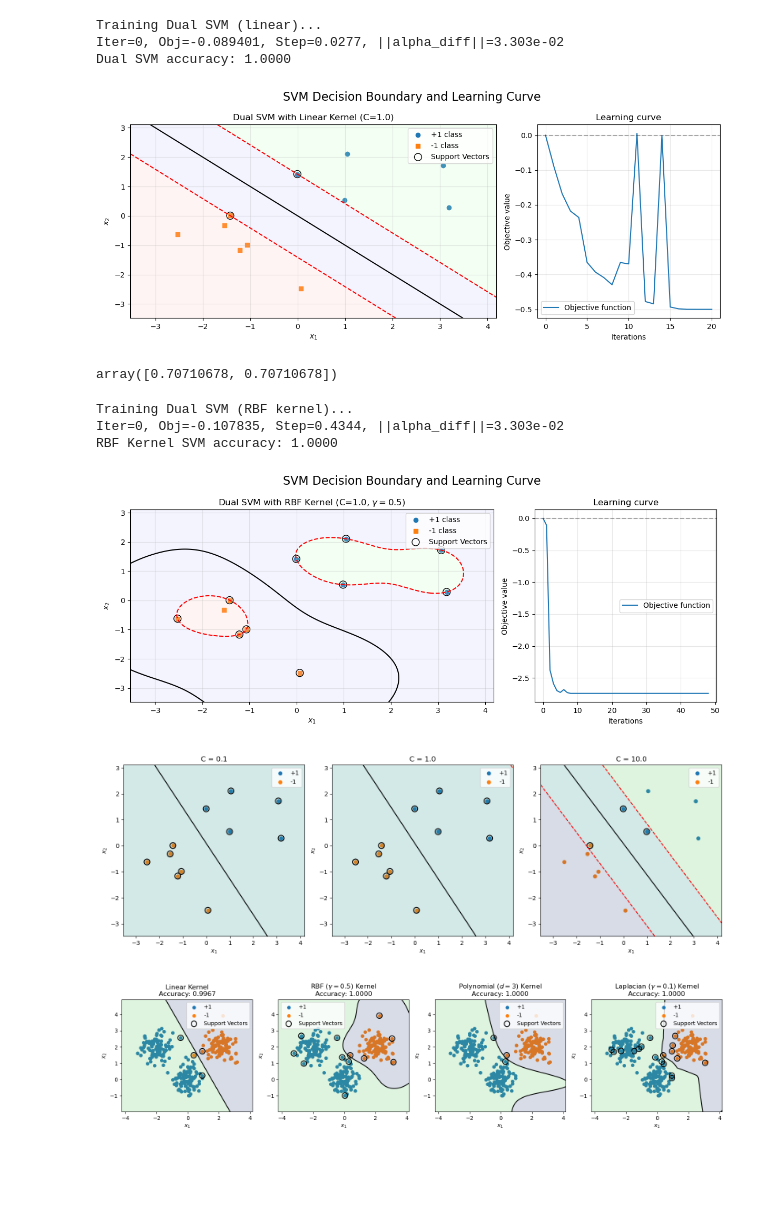
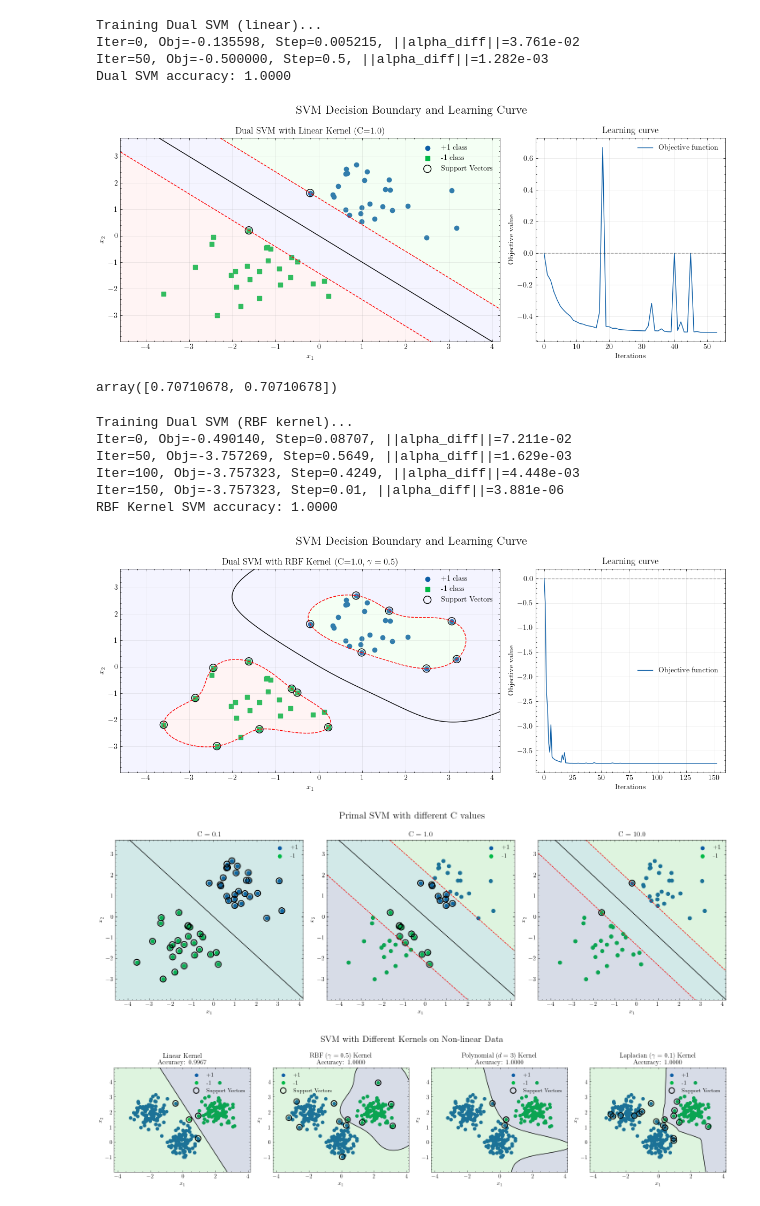
Before and after one commit to TrymSaether/svm-classifier, a Jupyter notebook: svm/demo.ipynb, the cells around one changed output. Drawn from its saved outputs; the diff is of its cells as text; code cells hidden in the pictures; blank space fills up the shorter version.

```diff
--- a/svm/demo.ipynb
+++ b/svm/demo.ipynb
@@ -2,14 +2,17 @@
 %matplotlib widget
 import numpy as np
 import matplotlib.pyplot as plt
+import scienceplots
 
 from svm_primal import PrimalSVM
 from svm_dual import DualSVM
 from kernels import linear_kernel, make_rbf_kernel, make_polynomial_kernel, make_laplacian_kernel
 from utils import *
+
+plt.style.use('science')
 # %%
 # Example usage for both models (uses test_linear function)
-X, y = make_toy_data(n=11, random_state=42)
+X, y = make_toy_data(n=52, random_state=42)
 # %%
 # Linear SVM - primal formulation
 print("Training Primal SVM (linear)...")
@@ -68,17 +67,18 @@ Number of X: 11
 
 # Linear SVM - dual formulation
 print("\nTraining Dual SVM (linear)...")
-dual_model = DualSVM(C=1.0, max_iter=1000, tol=1e-6, kernel=linear_kernel, verbose=True)
+dual_model = DualSVM(C=1.0, max_iter=10_000, tol=1e-6, kernel=linear_kernel, verbose=True)
 dual_model.fit(X, y)
 dual_accuracy = dual_model.score(X, y)
 print(f"Dual SVM accuracy: {dual_accuracy:.4f}")
-plot_decision_boundary_2D(dual_model, X, y, title=f"Dual SVM with Linear Kernel (C={dual_model.C})")
+plot_decision_boundary_2D(dual_model, X, y, title=f"Dual SVM with Linear Kernel (C={dual_model.C})",save_path="../figures/dual_svm.png")
 dual_model.recover_w()
 # %% [output]
 Training Dual SVM (linear)...
-Iter=0, Obj=-0.089401, Step=0.0277, ||alpha_diff||=3.303e-02
+Iter=0, Obj=-0.135598, Step=0.005215, ||alpha_diff||=3.761e-02
+Iter=50, Obj=-0.500000, Step=0.5, ||alpha_diff||=1.282e-03
 Dual SVM accuracy: 1.0000
-[figure, old version]
+[figure, new version]
 array([0.70710678, 0.70710678])
 # %%
 
@@ -89,12 +89,15 @@ rbf_model = DualSVM(C=1.0, max_iter=1000, tol=1e-6, kernel=rbf_kernel, verbose=T
 rbf_model.fit(X, y)
 rbf_accuracy = rbf_model.score(X, y)
 print(f"RBF Kernel SVM accuracy: {rbf_accuracy:.4f}")
-plot_decision_boundary_2D(rbf_model, X, y, title=f"Dual SVM with RBF Kernel (C={rbf_model.C}, $\\gamma=0.5$)")
+plot_decision_boundary_2D(rbf_model, X, y, title=f"Dual SVM with RBF Kernel (C={rbf_model.C}, $\\gamma=0.5$)",save_path="../figures/dual_svm_rbf.png")
 # %% [output]
 Training Dual SVM (RBF kernel)...
-Iter=0, Obj=-0.107835, Step=0.4344, ||alpha_diff||=3.303e-02
+Iter=0, Obj=-0.490140, Step=0.08707, ||alpha_diff||=7.211e-02
+Iter=50, Obj=-3.757269, Step=0.5649, ||alpha_diff||=1.629e-03
+Iter=100, Obj=-3.757323, Step=0.4249, ||alpha_diff||=4.448e-03
+Iter=150, Obj=-3.757323, Step=0.01, ||alpha_diff||=3.881e-06
 RBF Kernel SVM accuracy: 1.0000
-[figure, old version]
+[figure, new version]
 # %%
 # Let's compare with different C values
 C_values = [0.1, 1.0, 10.0]
@@ -112,34 +115,37 @@ for i, C in enumerate(C_values):
     plt.scatter(X[y==-1,0], X[y==-1,1], label="-1")
 
     # Create mesh and predict
     x_min, x_max = X[:,0].min()-1, X[:,0].max()+1
     y_min, y_max = X[:,1].min()-1, X[:,1].max()+1
     XX, YY = np.meshgrid(np.linspace(x_min, x_max, 100),
                        np.linspace(y_min, y_max, 100))
     Z = model.decision_function(np.c_[XX.ravel(), YY.ravel()])
     Z = Z.reshape(XX.shape)
 
     # Plot decision boundary and margins
     plt.contour(XX, YY, Z, levels=[-1, 0, 1], colors=['r', 'k', 'r'],
                linestyles=['--', '-', '--'])
     plt.contourf(XX, YY, Z, levels=[-1e9, -1, 1, 1e9], alpha=0.2)
 
     # Show support vectors
     sv_indices = model.get_support_vectors()
     if len(sv_indices) > 0:
         plt.scatter(X[sv_indices, 0], X[sv_indices, 1], s=100,
                    facecolors='none', edgecolors='k', linewidths=1.5)
 
     plt.xlim(x_min, x_max)
     plt.ylim(y_min, y_max)
     plt.xlabel("$x_1$")
     plt.ylabel("$x_2$")
     plt.legend()
 
 plt.tight_layout()
+plt.suptitle("Primal SVM with different C values", fontsize=16)
+plt.subplots_adjust(top=0.85)
+plt.savefig("../figures/primal_svm_c_values.png")
 plt.show()
 # %% [output]
-[figure, old version]
+[figure, new version]
 # %%
 # Compare different kernels on a non-linear dataset
 X_nl, y_nl = make_nonlinear_data(n=100, random_state=42)
@@ -190,7 +196,10 @@ for i, (name, kernel) in enumerate(kernels.items()):
     plt.ylabel("$x_2$")
     plt.legend()
 
+plt.suptitle("SVM with Different Kernels on Non-linear Data", fontsize=16)
+plt.subplots_adjust(top=0.85)
+plt.savefig("../figures/svm_kernels_comparison.png")
 plt.tight_layout()
 plt.show()
 # %% [output]
-[figure, old version]
+[figure, new version]
```
Also changed, not shown: parts of 3 cells of this notebook, 8 other files.
